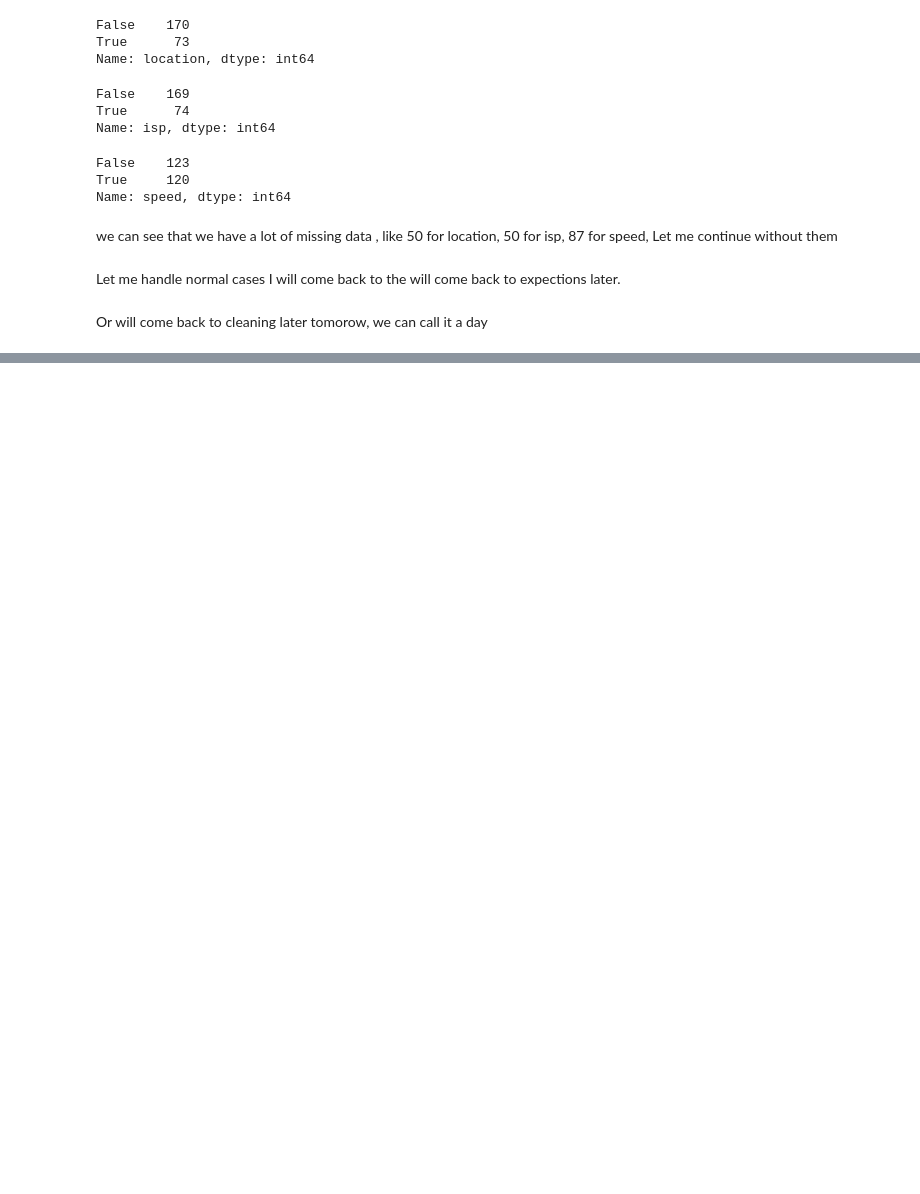
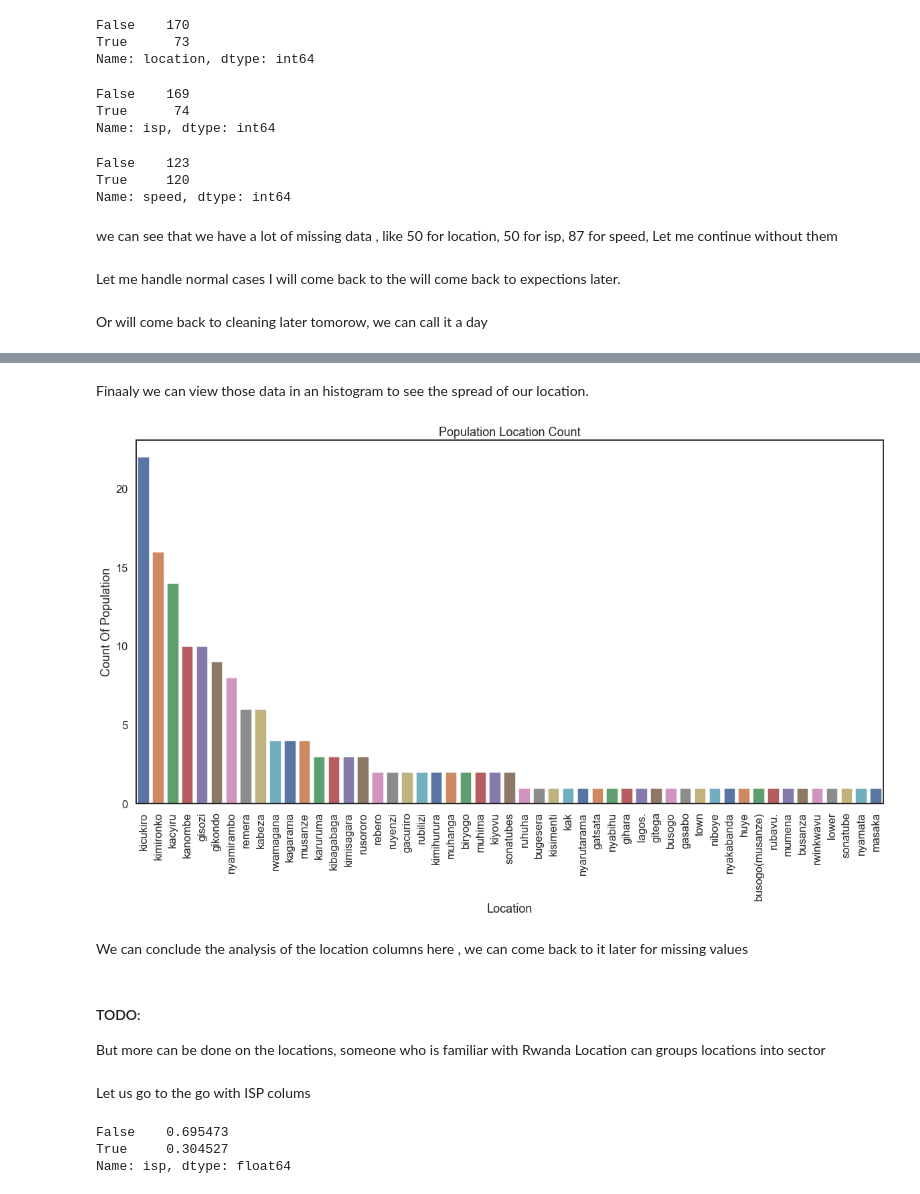
Before and after one commit to kenessajr/speed-rw, a Jupyter notebook: analysis/notebooks/ISP_Rwanda_Analysis.ipynb, the cells around one changed output, grey strips where cells are left out. Cells and saved outputs as stored; diff of their text form; code cells hidden in the pictures; blank space fills up the shorter version.

Commit message:
(feat) : clean data for isp and location

```diff
--- a/analysis/notebooks/ISP_Rwanda_Analysis.ipynb
+++ b/analysis/notebooks/ISP_Rwanda_Analysis.ipynb
@@ -257,0 +297,2 @@ data.to_csv('../data/speed_rwanda.csv',)
+# %%
+cleaned_location = data.location.str.replace('/', ' ').str.replace('-', ' ').str.replace('|', ' ').replace(',', ' ').str.split(' ', expand=True).loc[:, 0]
@@ -257,0 +305,2 @@ data.to_csv('../data/speed_rwanda.csv',)
+# %%
+cleaned_location = cleaned_location.str.lower()
@@ -257,0 +323,2 @@ data.to_csv('../data/speed_rwanda.csv',)
+# %%
+cleaned_location = cleaned_location.str.replace(',', '')
@@ -257,0 +349,21 @@ data.to_csv('../data/speed_rwanda.csv',)
+# %% [markdown]
+Finaaly we can view those data in an histogram to see the spread of our location.
+# %%
+import numpy as np
+import seaborn as sns
+import matplotlib.pyplot as plt
+sns.set(style="white", context="talk")
+rs = np.random.RandomState(8)
+# %%
+fig, ax  = plt.subplots(1, 1, figsize=(20, 10), sharex=False)
+plt.xticks(rotation=90)
+sns.barplot(x=cleaned_location.value_counts().index, y=cleaned_location.value_counts().values, palette="deep", ax=ax)
+ax.axhline(0, color="k", clip_on=False)
+ax.set_ylabel("Count Of Population")
+ax.set_xlabel("Location")
+ax.set_title('Population Location Count')
+fig.savefig('../images/population_location.png')
+# %% [output]
+[figure, added]
+# %% [markdown]
+We can conclude the analysis of the location columns here , we can come back to it later for missing values
@@ -257,0 +372,11 @@ data.to_csv('../data/speed_rwanda.csv',)
+# %% [markdown]
+#### TODO:
+But more can be done on the locations, someone who is familiar with Rwanda Location can groups locations into sector
+# %% [markdown]
+Let us go to the go with ISP colums
+# %%
+data.isp.isna().value_counts(normalize=True)
+# %% [output]
+False    0.695473
+True     0.304527
+Name: isp, dtype: float64
```
Also changed, not shown: parts of 50 cells of this notebook, 3 other files.
